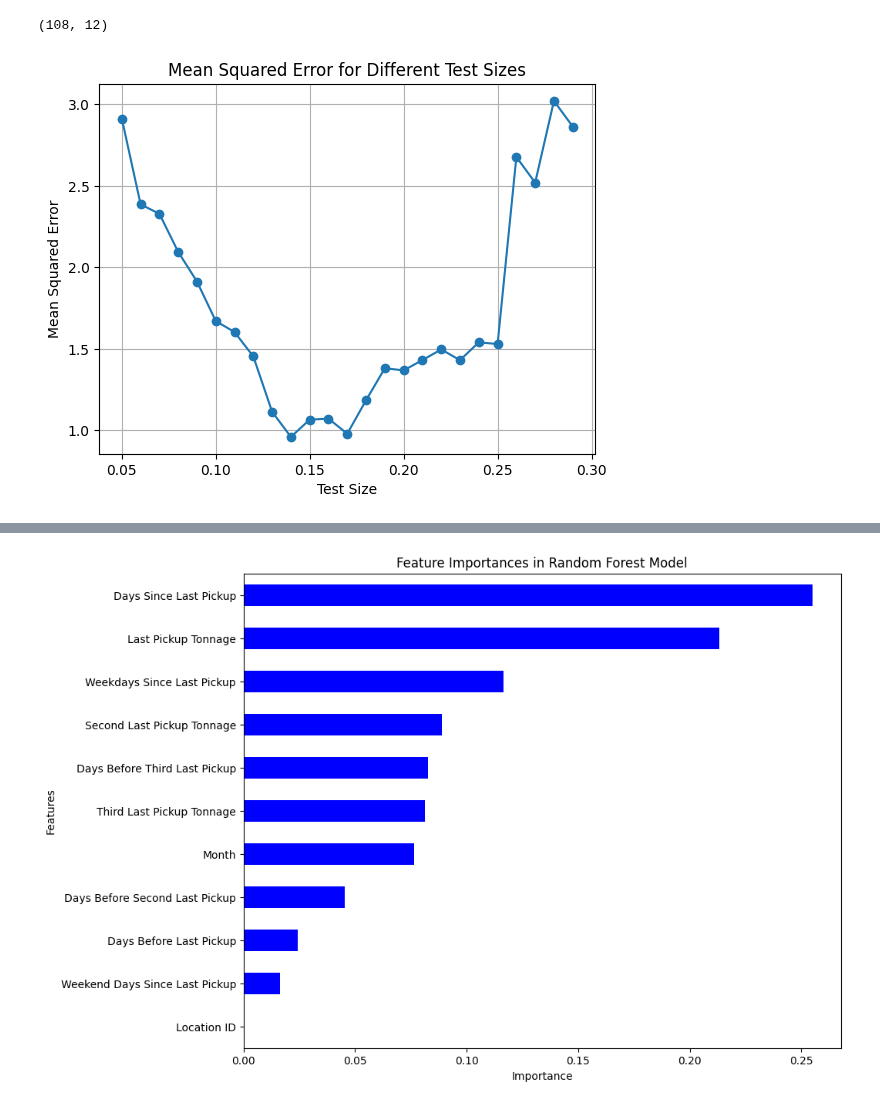
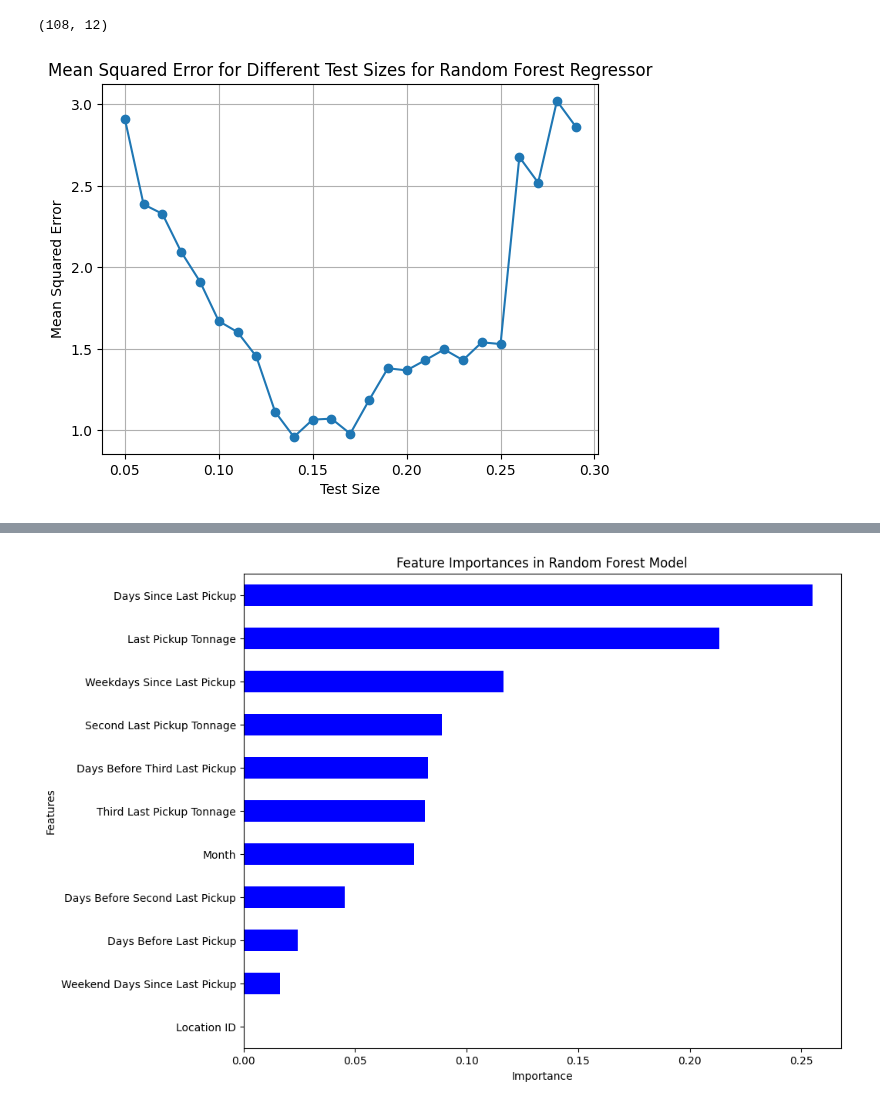
Before and after one commit to jli615/dtxwalmart, a Jupyter notebook: supercenter_singular_store_model.ipynb, the cells around one changed output, grey strips where cells are left out. Drawn from its saved outputs; the diff is of its cells as text; code cells hidden in the pictures.

```diff
--- a/supercenter_singular_store_model.ipynb
+++ b/supercenter_singular_store_model.ipynb
@@ -31,28 +31,28 @@ store_7.shape
 # %%
 X = store_7.drop(columns=['Tonnage'])
 y = store_7['Tonnage']
 
 random_forest_model = RandomForestRegressor(n_estimators=100, random_state=0)
 
 # testing to see which train/test split is optimal
 test_sizes = []
 mses = []
 
 for i in range(5, 30):
     test_size = i / 100
     X_train, X_test, y_train, y_test = train_test_split(X, y, test_size=test_size, shuffle=False)
     random_forest_model.fit(X_train, y_train)
     y_pred = random_forest_model.predict(X_test)
     mse = mean_squared_error(y_test, y_pred)
     test_sizes.append(test_size)
     mses.append(mse)
 
 # plotting train/test split vs mse
 plt.plot(test_sizes, mses, marker='o')
-plt.title('Mean Squared Error for Different Test Sizes')
+plt.title('Mean Squared Error for Different Test Sizes for Random Forest Regressor')
 plt.xlabel('Test Size')
 plt.ylabel('Mean Squared Error')
 plt.grid(True)
 plt.show()
 # %% [output]
-[figure, old version]
+[figure, new version]
```
Also changed, not shown: parts of 7 cells of this notebook.
